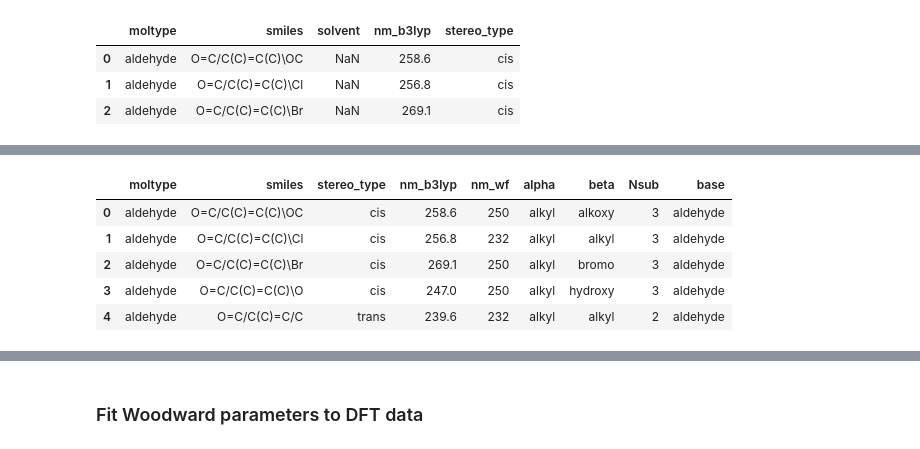
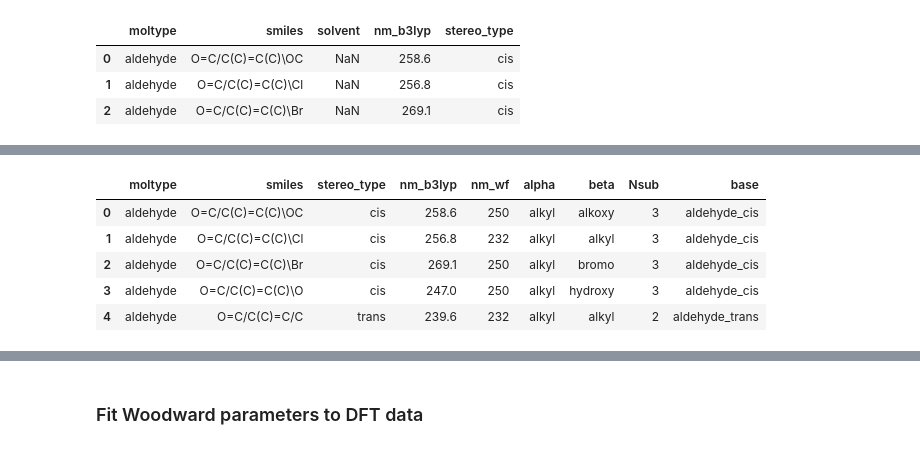
Before and after one commit to CompPhotoChem/ChromoPredict, a Jupyter notebook: examples/Refine_Woodward.ipynb, the cells around one changed output, grey strips where cells are left out. Saved outputs shown, nothing was run; the diff lists cells and outputs as text; code cells hidden in the pictures.

```diff
--- a/examples/Refine_Woodward.ipynb
+++ b/examples/Refine_Woodward.ipynb
@@ -152,17 +116,17 @@ df_wf_all.head(n=5)
 # %%
 df_4fit_wf = df_wf_all[['moltype', 'smiles', 'stereo_type', 'nm_b3lyp', 'nm_wf', 'alpha', 'beta', 'Nsub']]
 
 df_4fit_wf = df_4fit_wf.copy()
-df_4fit_wf['base'] = df_4fit_wf['moltype'] #+ '_' + df_4fit_wf['stereo_type']
+df_4fit_wf['base'] = df_4fit_wf['moltype'] + '_' + df_4fit_wf['stereo_type']
 
 df_4fit_wf.head(n=5)
 # %% [output]
 |  | moltype | smiles | stereo_type | nm_b3lyp | nm_wf | alpha | beta | Nsub | base |
-| 0 | aldehyde | O=C/C(C)=C(C)\OC | cis | 258.6 | 250 | alkyl | alkoxy | 3 | aldehyde |
-| 1 | aldehyde | O=C/C(C)=C(C)\Cl | cis | 256.8 | 232 | alkyl | alkyl | 3 | aldehyde |
-| 2 | aldehyde | O=C/C(C)=C(C)\Br | cis | 269.1 | 250 | alkyl | bromo | 3 | aldehyde |
-| 3 | aldehyde | O=C/C(C)=C(C)\O | cis | 247.0 | 250 | alkyl | hydroxy | 3 | aldehyde |
-| 4 | aldehyde | O=C/C(C)=C/C | trans | 239.6 | 232 | alkyl | alkyl | 2 | aldehyde |
+| 0 | aldehyde | O=C/C(C)=C(C)\OC | cis | 258.6 | 250 | alkyl | alkoxy | 3 | aldehyde_cis |
+| 1 | aldehyde | O=C/C(C)=C(C)\Cl | cis | 256.8 | 232 | alkyl | alkyl | 3 | aldehyde_cis |
+| 2 | aldehyde | O=C/C(C)=C(C)\Br | cis | 269.1 | 250 | alkyl | bromo | 3 | aldehyde_cis |
+| 3 | aldehyde | O=C/C(C)=C(C)\O | cis | 247.0 | 250 | alkyl | hydroxy | 3 | aldehyde_cis |
+| 4 | aldehyde | O=C/C(C)=C/C | trans | 239.6 | 232 | alkyl | alkyl | 2 | aldehyde_trans |
 # %%
 # One-hot encode features
 X_base = pd.get_dummies(df_4fit_wf['base'], prefix='base') #base
```
Also changed, not shown: parts of 18 cells of this notebook, 4 other files.
